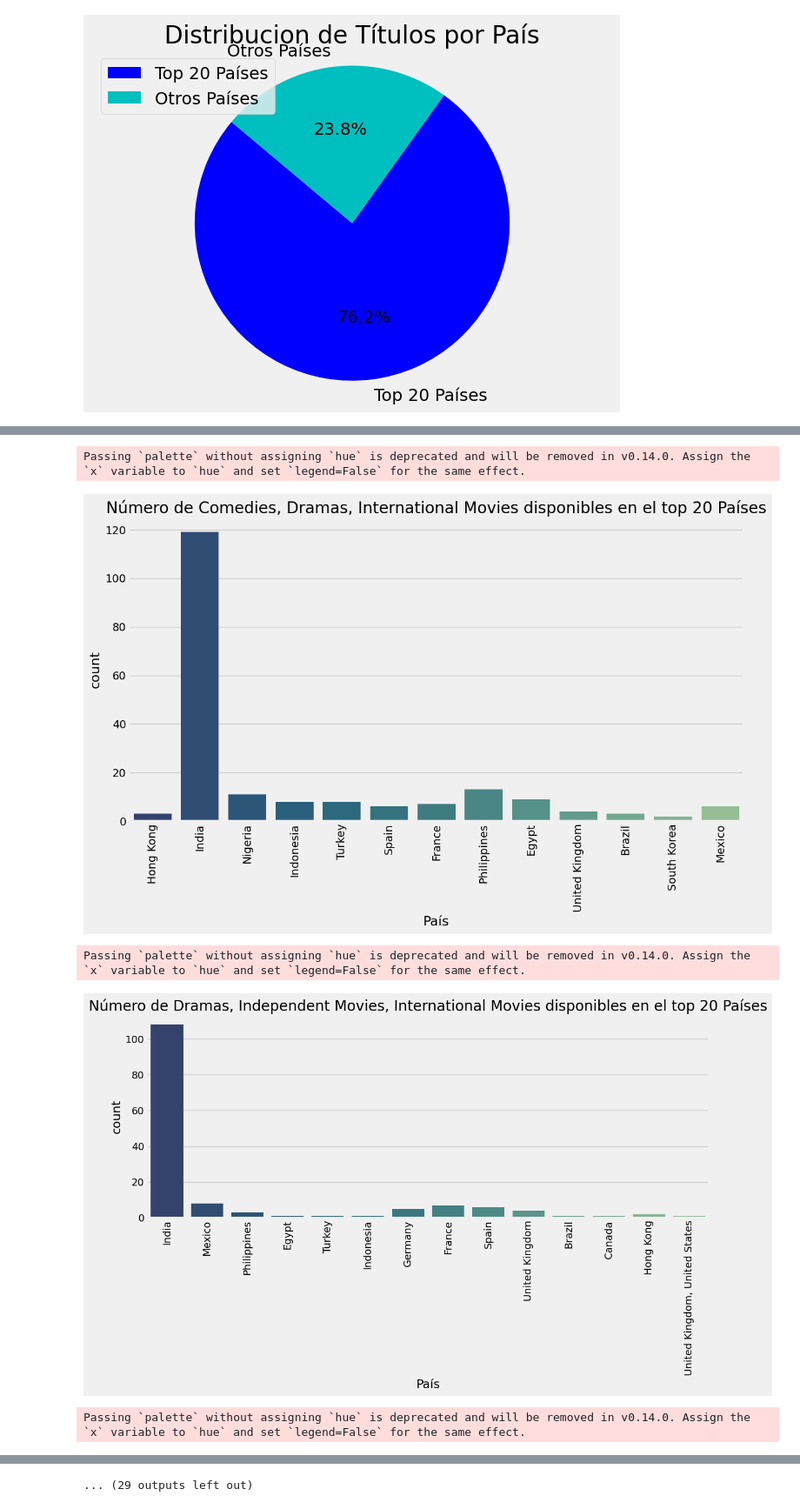
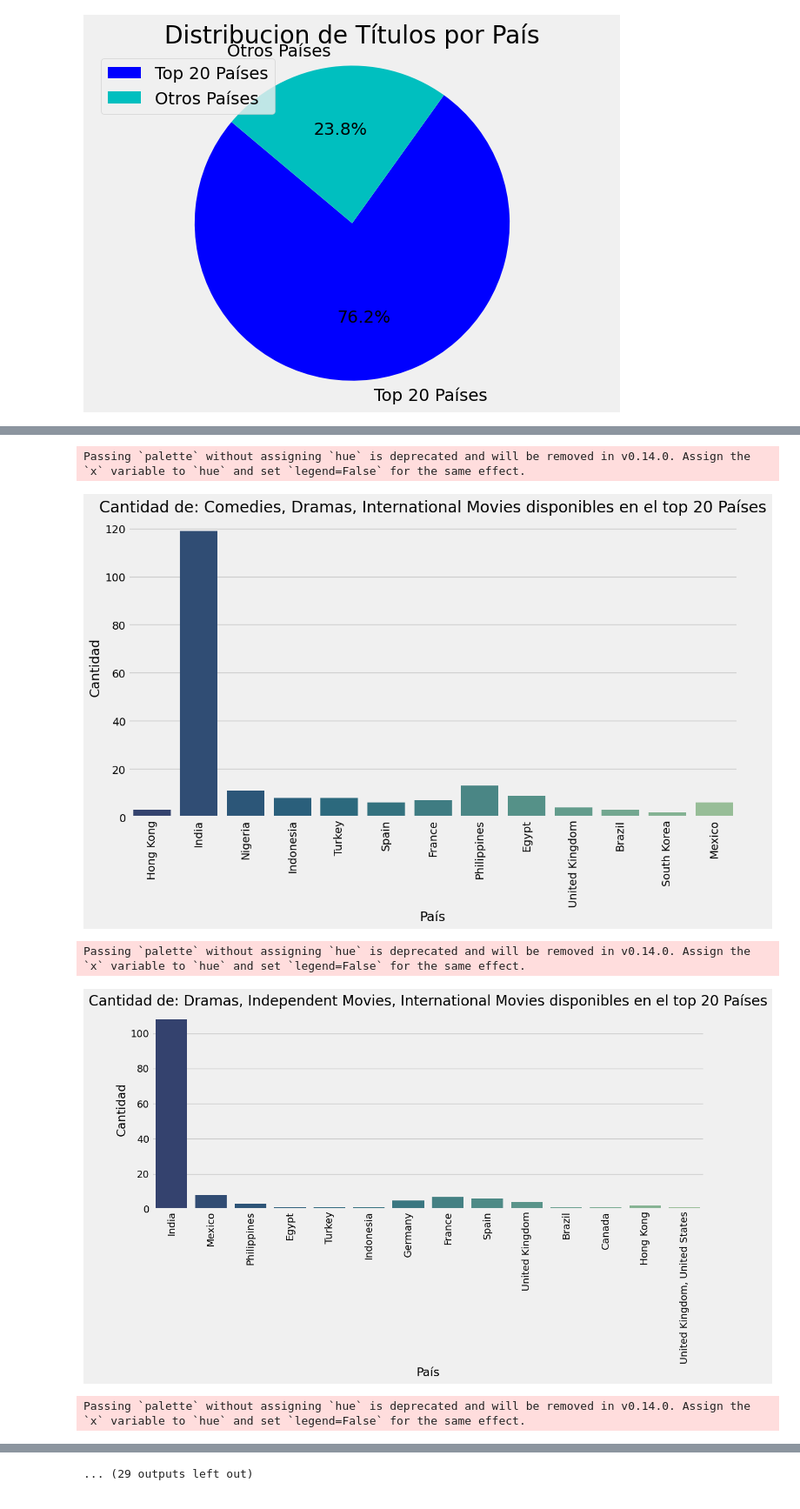
Before and after one commit to bigdatawirtz/SBD_Entrega-2023, a Jupyter notebook: entregas/AGL/Netflix_AlejandroGarcia.ipynb, the cells around one changed output, grey strips where cells are left out. Shown at 87% size. Cells and saved outputs as stored; diff of their text form; code cells hidden in the pictures.

```diff
--- a/entregas/AGL/Netflix_AlejandroGarcia.ipynb
+++ b/entregas/AGL/Netflix_AlejandroGarcia.ipynb
@@ -397,8 +367,9 @@ top_listed = netflix['listed_in'].value_counts().head(20).index.tolist()
 for genre in top_listed:
     plt.figure(figsize=(12, 8))
     sns.countplot(data=netflix[netflix['country'].isin(top_countries) & (netflix['listed_in'] == genre)], x='country', palette='crest_r')
-    plt.title(f'Número de {genre} disponibles en el top 20 Países')
+    plt.title(f'Cantidad de: {genre} disponibles en el top 20 Países')
     plt.xlabel('País')
+    plt.ylabel('Cantidad')
     plt.xticks(rotation=90)
     plt.tight_layout()
     plt.show()
@@ -411,5 +382,5 @@ Passing `palette` without assigning `hue` is deprecated and will be removed in v
 Passing `palette` without assigning `hue` is deprecated and will be removed in v0.14.0. Assign the `x` variable to `hue` and set `legend=False` for the same effect.
-[figure, old version]
+[figure, new version]
 Passing `palette` without assigning `hue` is deprecated and will be removed in v0.14.0. Assign the `x` variable to `hue` and set `legend=False` for the same effect.
-[figure, old version]
+[figure, new version]
 Passing `palette` without assigning `hue` is deprecated and will be removed in v0.14.0. Assign the `x` variable to `hue` and set `legend=False` for the same effect.
```
Also changed, not shown: parts of 19 cells of this notebook.
